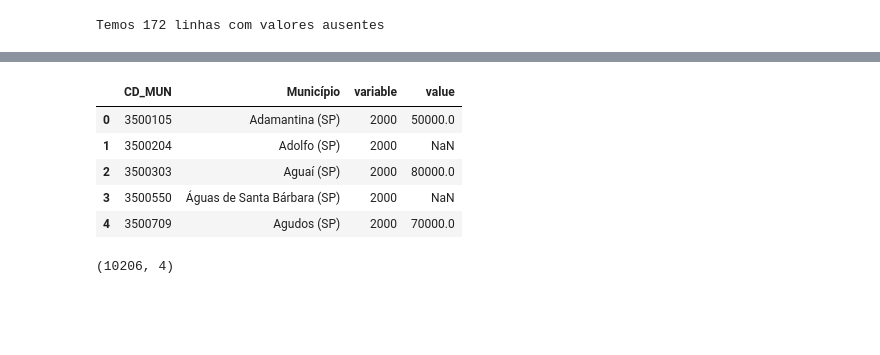
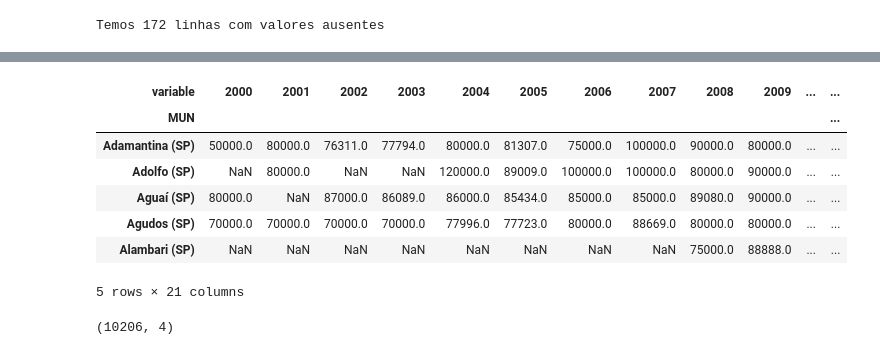
Before and after one commit to neli12/time-series-productivity-sp, a Jupyter notebook: Análise e limpeza de dados.ipynb, the cells around one changed output, grey strips where cells are left out. Cells and saved outputs as stored; diff of their text form; code cells hidden in the pictures; blank space fills up the shorter version.

```diff
--- a/Análise e limpeza de dados.ipynb
+++ b/Análise e limpeza de dados.ipynb
@@ -81,6 +143,5 @@ memory usage: 115.5+ KB
 # %% [markdown]
 Todas as colunas foram lidas como 'object'. Por isso precisamos converter para numerico
 # %%
-# Selecionar as colunas a converter
-cols = dat.columns.drop(["Município"]).tolist()
-cols
+# Selecionar as colunas a converter, usar somente um df
+cols = dat_yield.columns.drop(['CD_MUN', 'MUN']).tolist()
@@ -105,5 +148,9 @@ cols
 # %%
 # Converter colunas para tipo numerico
-dat[cols] = dat[cols].apply(pd.to_numeric)
-dat.head()
+dat_yield[cols] = dat_yield[cols].apply(pd.to_numeric)
+dat_ap[cols] = dat_ap[cols].apply(pd.to_numeric)
+dat_ac[cols] = dat_ac[cols].apply(pd.to_numeric)
+dat_qp[cols] = dat_qp[cols].apply(pd.to_numeric)
+dat_vp[cols] = dat_vp[cols].apply(pd.to_numeric)
+dat_vp.info()
 # %% [output]
@@ -273,9 +294,9 @@ print("Temos {} linhas com valores ausentes".format(missing_rows))
 Temos 328 linhas com valores ausentes
 # %%
 ## Criar um dataframe com o cálculo da porcentagem de valores ausentes para cada linha
-rows_missing = dat.isnull().sum(axis=1)
+rows_missing = dat_yield.isnull().sum(axis=1)
 rows_perc = round(((rows_missing / 21) * 100), 2)
-mis_val_table = pd.concat([dat['Município'], rows_missing, rows_perc], axis = 1)
+mis_val_table = pd.concat([dat_yield['MUN'], rows_missing, rows_perc], axis = 1)
 mis_val_table.rename(columns = {0: 'Total de ausentes', 1: 'Perc% de ausentes'}, inplace = True)
 mis_val_table.head()
 # %% [output]
@@ -313,8 +339,9 @@ dat.iloc[rows_40perc]
 # %% [markdown]
 Após verificarmos os valores ausentes, concluímos que serão removidas 156 linhas.
 # %%
-dat_clean = dat.drop(rows_40perc)
-dat_clean.shape
+# Remover as linhas com mais de 40% de valores ausentes
+dat_yield_clean = dat_yield.drop(rows_40perc)
+dat_yield_clean.shape
 # %% [output]
 (486, 23)
 # %% [markdown]
@@ -353,14 +367,17 @@ dat_clean.shape
 # %%
 # Name is id_vars and Course is value_vars
-dat_clean_melt = pd.melt(dat_clean, id_vars =['CD_MUN', 'Município'])
-dat_clean_melt.head()
+dat_clean_melt = pd.melt(dat_yield_clean, id_vars =['CD_MUN', 'MUN'])
+heatmap_data = pd.pivot_table(dat_clean_melt,values='value', index=['MUN'], columns='variable')
+heatmap_data.head()
 # %% [output]
-|  | CD_MUN | Município | variable | value |
-| 0 | 3500105 | Adamantina (SP) | 2000 | 50000.0 |
-| 1 | 3500204 | Adolfo (SP) | 2000 | NaN |
-| 2 | 3500303 | Aguaí (SP) | 2000 | 80000.0 |
-| 3 | 3500550 | Águas de Santa Bárbara (SP) | 2000 | NaN |
-| 4 | 3500709 | Agudos (SP) | 2000 | 70000.0 |
+| variable | 2000 | 2001 | 2002 | 2003 | 2004 | 2005 | 2006 | 2007 | 2008 | 2009 | ... | ... |
+| MUN |  |  |  |  |  |  |  |  |  |  |  | ... |
+| Adamantina (SP) | 50000.0 | 80000.0 | 76311.0 | 77794.0 | 80000.0 | 81307.0 | 75000.0 | 100000.0 | 90000.0 | 80000.0 | ... | ... |
+| Adolfo (SP) | NaN | 80000.0 | NaN | NaN | 120000.0 | 89009.0 | 100000.0 | 100000.0 | 80000.0 | 90000.0 | ... | ... |
+| Aguaí (SP) | 80000.0 | NaN | 87000.0 | 86089.0 | 86000.0 | 85434.0 | 85000.0 | 85000.0 | 89080.0 | 90000.0 | ... | ... |
+| Agudos (SP) | 70000.0 | 70000.0 | 70000.0 | 70000.0 | 77996.0 | 77723.0 | 80000.0 | 88669.0 | 80000.0 | 80000.0 | ... | ... |
+| Alambari (SP) | NaN | NaN | NaN | NaN | NaN | NaN | NaN | NaN | 75000.0 | 88888.0 | ... | ... |
+5 rows × 21 columns
 # %%
 dat_clean_melt.shape
 # %% [output]
```
Also changed, not shown: parts of 114 cells of this notebook.
